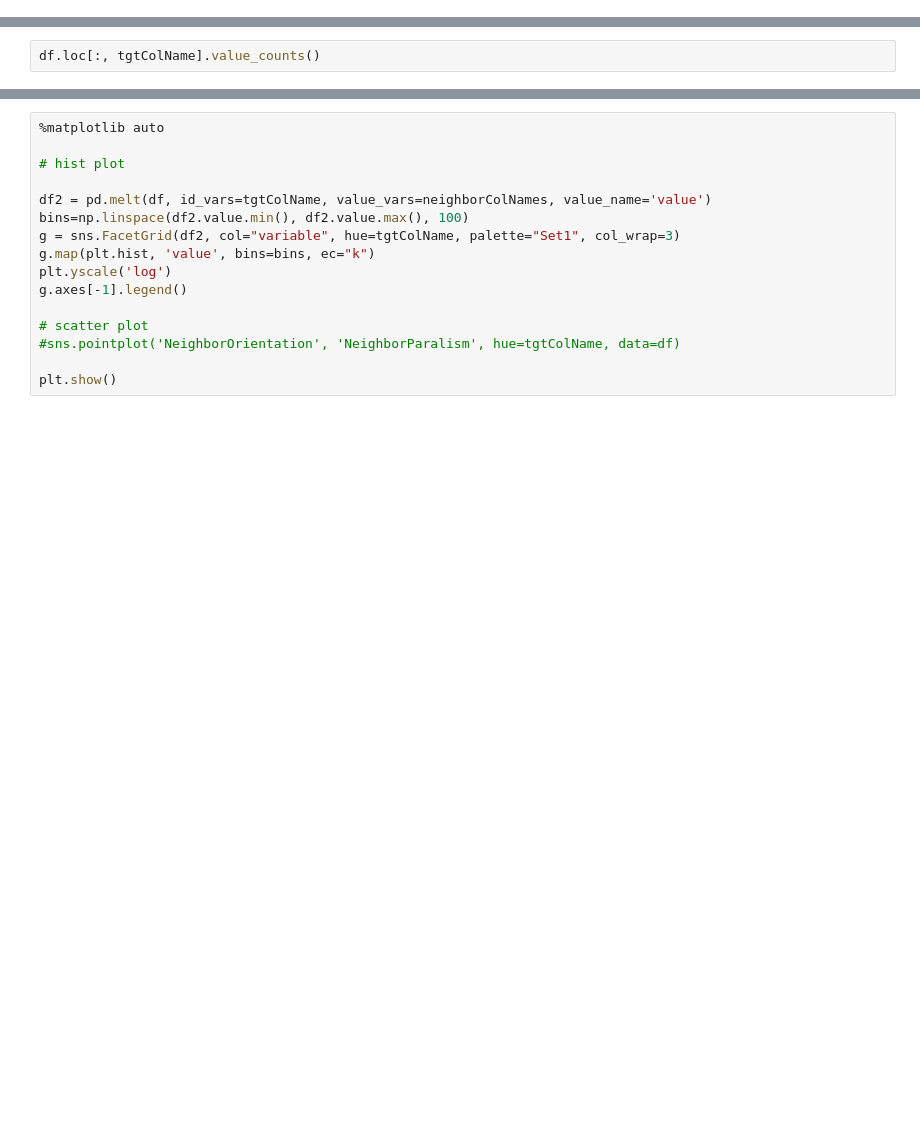
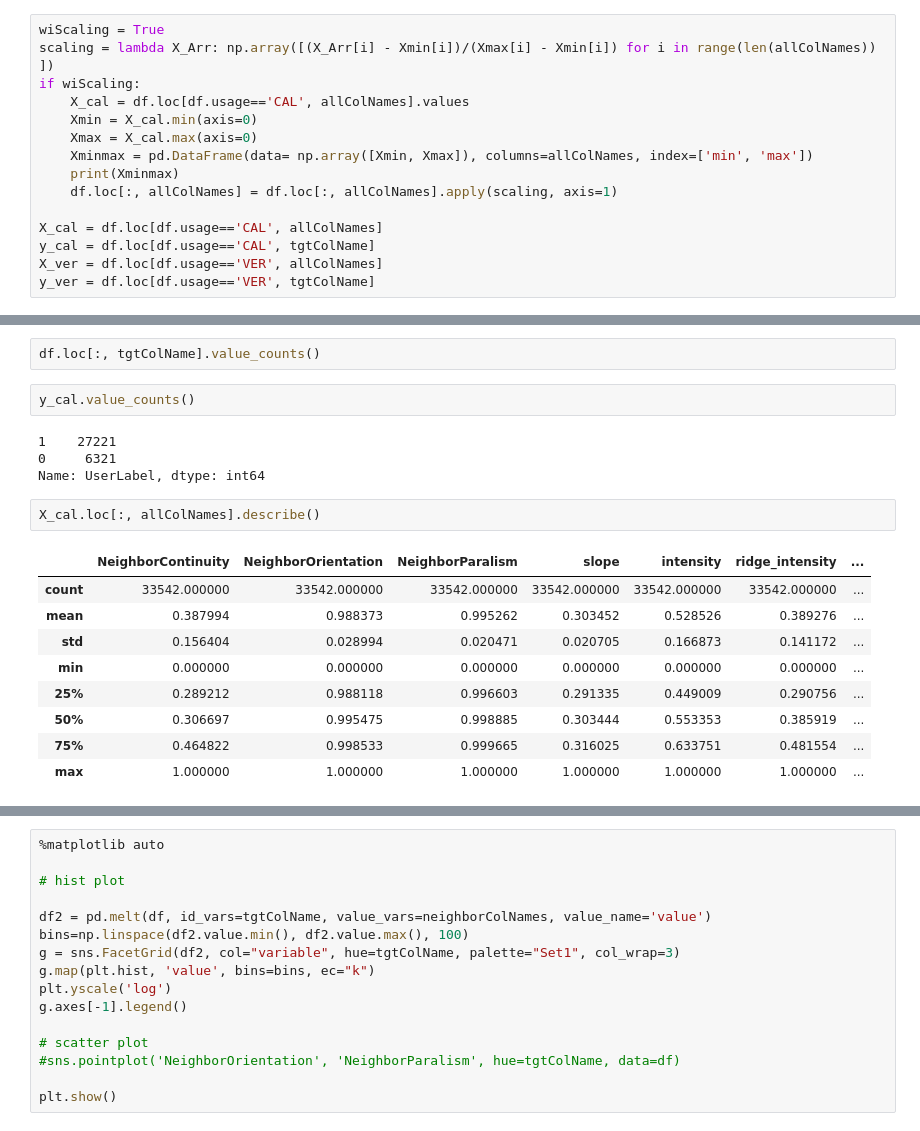
Before and after one commit to ouxiaogu/Python, a Jupyter notebook: apps/ContourSelect/unittest/ModelFeatures.ipynb, the cells around one changed output, grey strips where cells are left out. Cells and saved outputs as stored; diff of their text form; blank space fills up the shorter version.

```diff
--- a/apps/ContourSelect/unittest/ModelFeatures.ipynb
+++ b/apps/ContourSelect/unittest/ModelFeatures.ipynb
@@ -20,3 +25,18 @@ srcColNames = ['slope', 'intensity', 'ridge_intensity', 'NeighborOrientation', '
 # srcColNames = df.columns.values
 tgtColName = 'UserLabel'
 outColName = 'ClfLabel'
+# %%
+wiScaling = True
+scaling = lambda X_Arr: np.array([(X_Arr[i] - Xmin[i])/(Xmax[i] - Xmin[i]) for i in range(len(allColNames)) ])
+if wiScaling:
+    X_cal = df.loc[df.usage=='CAL', allColNames].values
+    Xmin = X_cal.min(axis=0)
+    Xmax = X_cal.max(axis=0)
+    Xminmax = pd.DataFrame(data= np.array([Xmin, Xmax]), columns=allColNames, index=['min', 'max'])
+    print(Xminmax)
+    df.loc[:, allColNames] = df.loc[:, allColNames].apply(scaling, axis=1)
+
+X_cal = df.loc[df.usage=='CAL', allColNames]
+y_cal = df.loc[df.usage=='CAL', tgtColName]
+X_ver = df.loc[df.usage=='VER', allColNames]
+y_ver = df.loc[df.usage=='VER', tgtColName]
@@ -23,2 +51,20 @@ outColName = 'ClfLabel'
 # %%
 df.loc[:, tgtColName].value_counts()
+# %%
+y_cal.value_counts()
+# %% [output]
+1    27221
+0     6321
+Name: UserLabel, dtype: int64
+# %%
+X_cal.loc[:, allColNames].describe()
+# %% [output]
+|  | NeighborContinuity | NeighborOrientation | NeighborParalism | slope | intensity | ridge_intensity | ... |
+| count | 33542.000000 | 33542.000000 | 33542.000000 | 33542.000000 | 33542.000000 | 33542.000000 | ... |
+| mean | 0.387994 | 0.988373 | 0.995262 | 0.303452 | 0.528526 | 0.389276 | ... |
+| std | 0.156404 | 0.028994 | 0.020471 | 0.020705 | 0.166873 | 0.141172 | ... |
+| min | 0.000000 | 0.000000 | 0.000000 | 0.000000 | 0.000000 | 0.000000 | ... |
+| 25% | 0.289212 | 0.988118 | 0.996603 | 0.291335 | 0.449009 | 0.290756 | ... |
+| 50% | 0.306697 | 0.995475 | 0.998885 | 0.303444 | 0.553353 | 0.385919 | ... |
+| 75% | 0.464822 | 0.998533 | 0.999665 | 0.316025 | 0.633751 | 0.481554 | ... |
+| max | 1.000000 | 1.000000 | 1.000000 | 1.000000 | 1.000000 | 1.000000 | ... |
```
Also changed, not shown: parts of 27 cells of this notebook, 22 other files.
